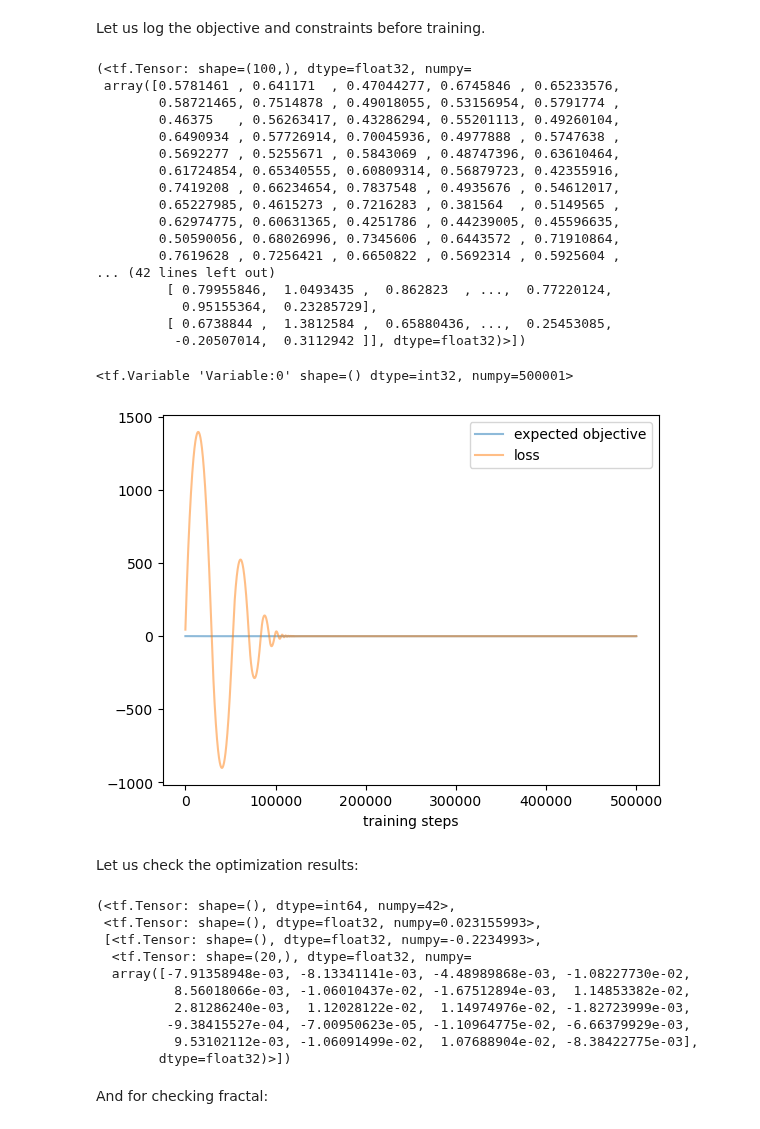
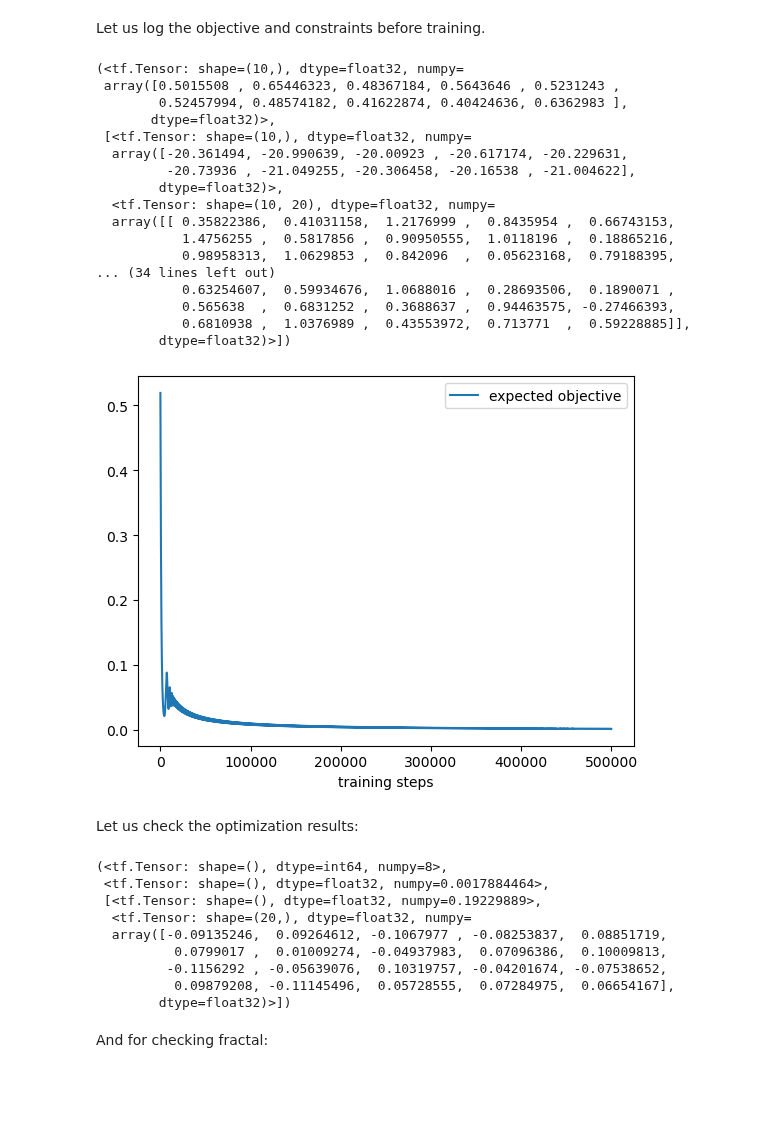
Before and after one commit to shuiruge/entropy, a Jupyter notebook: fractal/Fractal in Biology (West 1997).ipynb, the cells around one changed output. Cells and saved outputs as stored; diff of their text form; code cells hidden in the pictures; blank space fills up the shorter version.

```diff
--- a/fractal/Fractal in Biology (West 1997).ipynb
+++ b/fractal/Fractal in Biology (West 1997).ipynb
@@ -51,7 +51,7 @@ To enable the following instructions: SSE3 SSE4.1 SSE4.2 AVX AVX2 FMA, in other
 # %% [markdown]
 We use several samples in searching optimal parallelly. So, the $\nu$, or for numerical stability $\ln \nu$, has tensor shape `[samples, levels]`.
 # %%
-SAMPLES = 100
+SAMPLES = 10
 LEVELS = 20
 # %% [markdown]
 ## Loss Function
@@ -124,15 +124,14 @@ TRUE_LOG_VOLUME = 3e+1
 # %%
 def get_loss(log_nu, z, mu, omega):
     objective = get_log_resistance(log_nu)
-    batch_size = tf.cast(tf.shape(log_nu)[0], log_nu.dtype)
-    loss = tf.reduce_sum(objective) / batch_size
+    loss = tf.reduce_sum(objective)
     constraints = []
     for multiplier, constraint in [
         (mu, get_log_volume(log_nu) - TRUE_LOG_VOLUME),
         (omega, log_nu - tf.square(z)),
         # other constraints......
     ]:
-        loss += tf.reduce_sum(multiplier * constraint) / batch_size
+        loss += tf.reduce_sum(multiplier * constraint)
         constraints.append(constraint)
     return objective, constraints, loss
 
@@ -178,14 +177,9 @@ def get_train_step(optimizer, l2):
 
     @tf.function
     def train_step(log_nu, z, mu, omega):
-        batch_size = tf.cast(tf.shape(log_nu)[0], log_nu.dtype)
-
         with tf.GradientTape() as tape:
             objective, constraints, loss = get_loss(log_nu, z, mu, omega)
-            l2_regulaition = l2 * sum(
-                tf.reduce_sum(tf.square(c)) / batch_size
-                for c in constraints)
-            loss += l2_regulaition
+            loss += l2 * sum(tf.reduce_sum(tf.square(c)) for c in constraints)
 
         # Compute gradients
         vars = [log_nu, z, mu, omega]
@@ -221,29 +215,31 @@ log_nu = tf.Variable(tf.random.uniform([SAMPLES, LEVELS], np.log(2), np.log(6)))
 z = tf.Variable(tf.random.uniform([SAMPLES, LEVELS], 0.5, 1.))  # z shall not be zero.
 mu = tf.Variable(tf.zeros([SAMPLES, 1]))
 omega = tf.Variable(tf.zeros([SAMPLES, LEVELS]))
-optimizer = keras.optimizers.adam_v2.Adam(1e-4)
+optimizer = keras.optimizers.adam_v2.Adam()
 train_step, step = get_train_step(optimizer, 1e-1)
+objective_logs = []
+loss_logs = []
 # %% [markdown]
 Let us log the objective and constraints before training.
 # %%
 objective, constraints, _, _ = train_step(log_nu, z, mu, omega)
 objective, constraints
 # %% [output]
-(<tf.Tensor: shape=(100,), dtype=float32, numpy=
- array([0.5781461 , 0.641171  , 0.47044277, 0.6745846 , 0.65233576,
-        0.58721465, 0.7514878 , 0.49018055, 0.53156954, 0.5791774 ,
-        0.46375   , 0.56263417, 0.43286294, 0.55201113, 0.49260104,
-        0.6490934 , 0.57726914, 0.70045936, 0.4977888 , 0.5747638 ,
-        0.5692277 , 0.5255671 , 0.5843069 , 0.48747396, 0.63610464,
-        0.61724854, 0.65340555, 0.60809314, 0.56879723, 0.42355916,
-        0.7419208 , 0.66234654, 0.7837548 , 0.4935676 , 0.54612017,
-        0.65227985, 0.4615273 , 0.7216283 , 0.381564  , 0.5149565 ,
-        0.62974775, 0.60631365, 0.4251786 , 0.44239005, 0.45596635,
-        0.50590056, 0.68026996, 0.7345606 , 0.6443572 , 0.71910864,
-        0.7619628 , 0.7256421 , 0.6650822 , 0.5692314 , 0.5925604 ,
-... (42 lines left out)
-         [ 0.79955846,  1.0493435 ,  0.862823  , ...,  0.77220124,
-           0.95155364,  0.23285729],
-         [ 0.6738844 ,  1.3812584 ,  0.65880436, ...,  0.25453085,
-          -0.20507014,  0.3112942 ]], dtype=float32)>])
+(<tf.Tensor: shape=(10,), dtype=float32, numpy=
+ array([0.5015508 , 0.65446323, 0.48367184, 0.5643646 , 0.5231243 ,
+        0.52457994, 0.48574182, 0.41622874, 0.40424636, 0.6362983 ],
+       dtype=float32)>,
+ [<tf.Tensor: shape=(10,), dtype=float32, numpy=
+  array([-20.361494, -20.990639, -20.00923 , -20.617174, -20.229631,
+         -20.73936 , -21.049255, -20.306458, -20.16538 , -21.004622],
+        dtype=float32)>,
+  <tf.Tensor: shape=(10, 20), dtype=float32, numpy=
+  array([[ 0.35822386,  0.41031158,  1.2176999 ,  0.8435954 ,  0.66743153,
+           1.4756255 ,  0.5817856 ,  0.90950555,  1.0118196 ,  0.18865216,
+           0.98958313,  1.0629853 ,  0.842096  ,  0.05623168,  0.79188395,
+... (34 lines left out)
+           0.63254607,  0.59934676,  1.0688016 ,  0.28693506,  0.1890071 ,
+           0.565638  ,  0.6831252 ,  0.3688637 ,  0.94463575, -0.27466393,
+           0.6810938 ,  1.0376989 ,  0.43553972,  0.713771  ,  0.59228885]],
+        dtype=float32)>])
 # %%
@@ -253,18 +247,14 @@ for i in tqdm(range(500000)):
     objective, _, loss, _ = train_step(log_nu, z, mu, omega)
     objective_logs.append(objective.numpy().mean())
     loss_logs.append(loss.numpy())
-# %%
-step
-# %% [output]
-<tf.Variable 'Variable:0' shape=() dtype=int32, numpy=500001>
 # %%
-plt.plot(objective_logs, label='expected objective', alpha=0.5)
-plt.plot(loss_logs, label='loss', alpha=0.5)
+plt.plot(objective_logs, label='expected objective')
+# plt.plot(loss_logs, label='loss', alpha=0.5)
 plt.xlabel('training steps')
 plt.legend()
 plt.show()
 # %% [output]
-[figure, old version]
+[figure, new version]
 # %% [markdown]
 Let us check the optimization results:
 # %%
@@ -273,15 +263,14 @@ objective, constraints, _ = get_loss(log_nu, z, mu, omega)
 min_i = tf.argmin(objective)
 min_i, objective[min_i], [c[min_i] for c in constraints]
 # %% [output]
-(<tf.Tensor: shape=(), dtype=int64, numpy=42>,
- <tf.Tensor: shape=(), dtype=float32, numpy=0.023155993>,
- [<tf.Tensor: shape=(), dtype=float32, numpy=-0.2234993>,
+(<tf.Tensor: shape=(), dtype=int64, numpy=8>,
+ <tf.Tensor: shape=(), dtype=float32, numpy=0.0017884464>,
+ [<tf.Tensor: shape=(), dtype=float32, numpy=0.19229889>,
   <tf.Tensor: shape=(20,), dtype=float32, numpy=
-  array([-7.91358948e-03, -8.13341141e-03, -4.48989868e-03, -1.08227730e-02,
-          8.56018066e-03, -1.06010437e-02, -1.67512894e-03,  1.14853382e-02,
-          2.81286240e-03,  1.12028122e-02,  1.14974976e-02, -1.82723999e-03,
-         -9.38415527e-04, -7.00950623e-05, -1.10964775e-02, -6.66379929e-03,
-          9.53102112e-03, -1.06091499e-02,  1.07688904e-02, -8.38422775e-03],
+  array([-0.09135246,  0.09264612, -0.1067977 , -0.08253837,  0.08851719,
+          0.0799017 ,  0.01009274, -0.04937983,  0.07096386,  0.10009813,
+         -0.1156292 , -0.05639076,  0.10319757, -0.04201674, -0.07538652,
+          0.09879208, -0.11145496,  0.05728555,  0.07284975,  0.06654167],
         dtype=float32)>])
 # %% [markdown]
 And for checking fractal:
```
Also changed, not shown: parts of 7 cells of this notebook, 3 other files.
